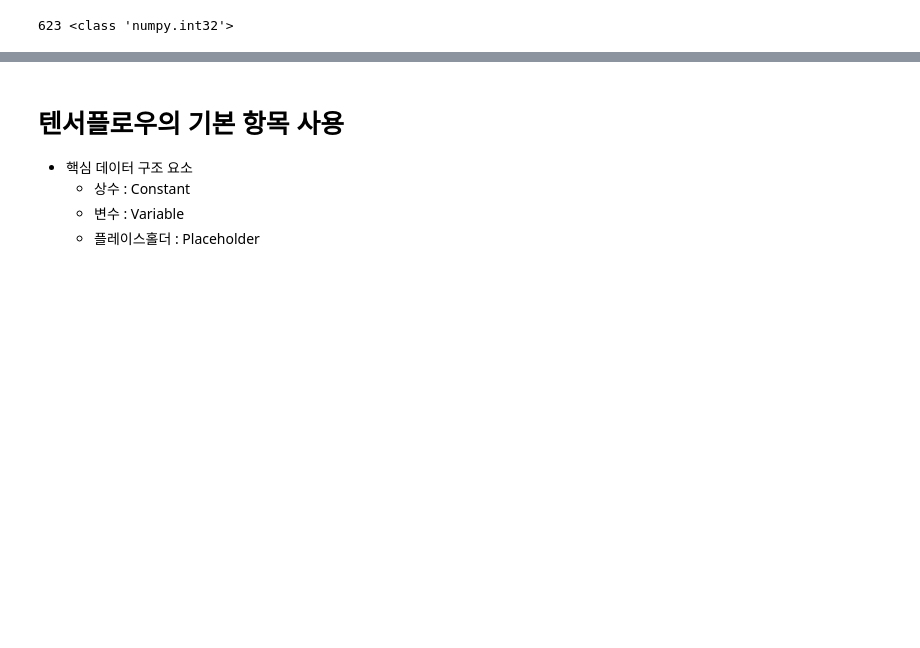
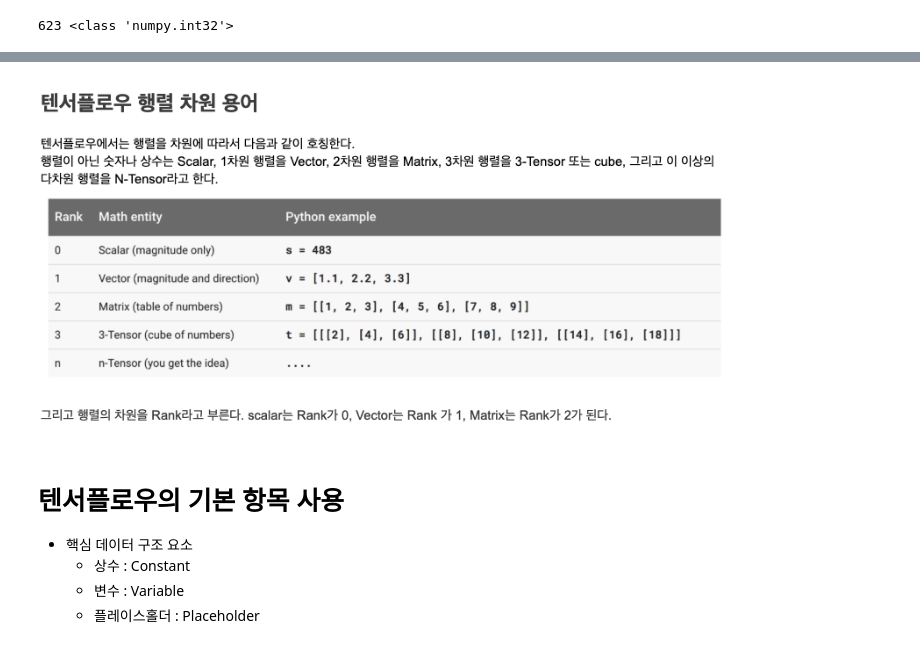
Before and after one commit to devkim0219/ml_dl_projects, a Jupyter notebook: dl/1. tensorflow_basic.ipynb, the cells around one changed output, grey strips where cells are left out. Drawn from its saved outputs; the diff is of its cells as text; code cells hidden in the pictures; blank space fills up the shorter version.

```diff
--- a/dl/1. tensorflow_basic.ipynb
+++ b/dl/1. tensorflow_basic.ipynb
@@ -62,3 +66,7 @@ with tf.Session() as sess:
+# %%
+Image('/content/텐서용어.png', width=700)
+# %% [output]
+[figure, added]
 # %% [markdown]
 # 텐서플로우의 기본 항목 사용
 - 핵심 데이터 구조 요소
```
Also changed, not shown: parts of 16 cells of this notebook, 4 other files.
